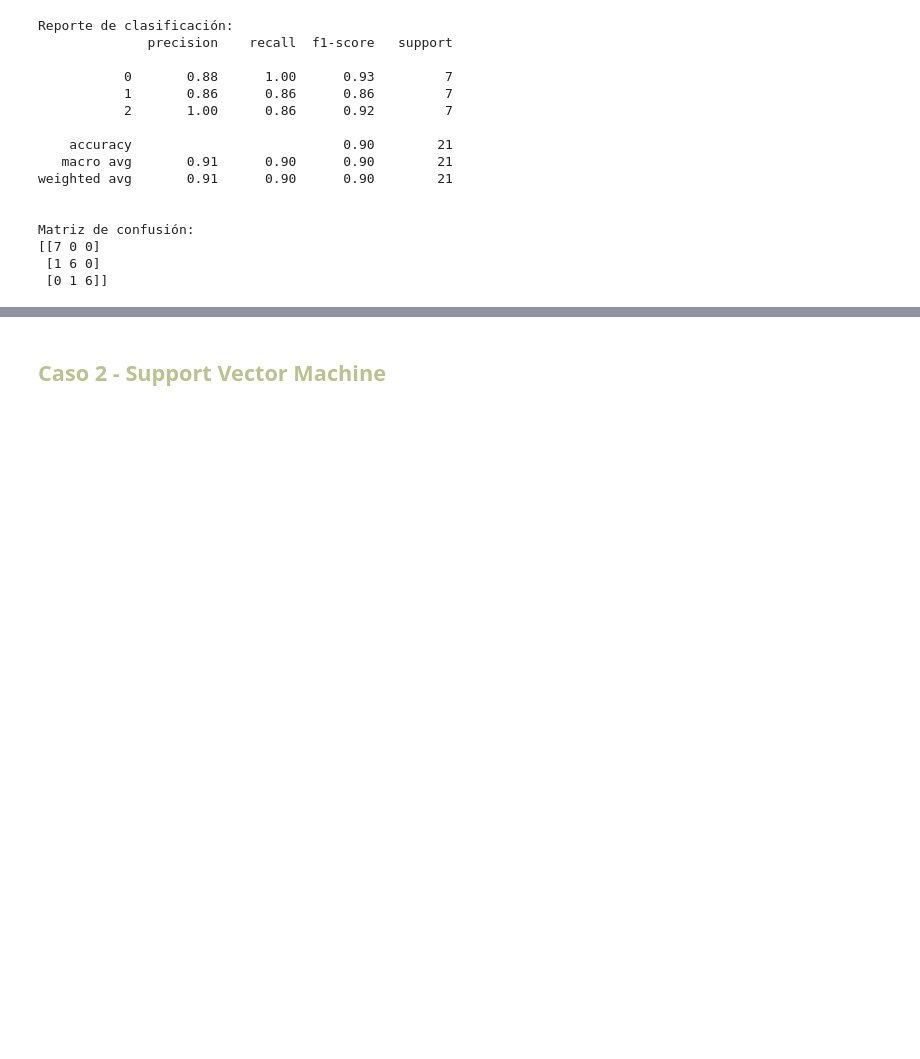
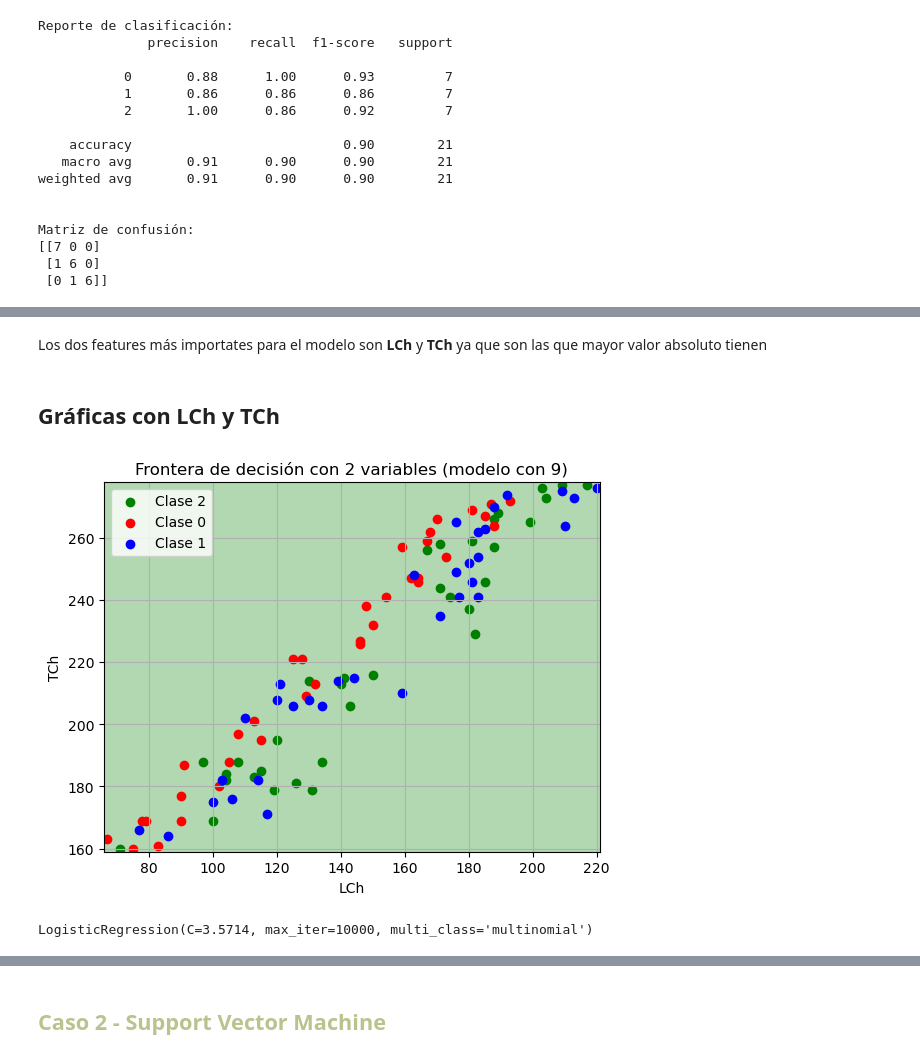
Before and after one commit to Roi-flores13/examen_3_eo, a Jupyter notebook: FINAL.ipynb, the cells around one changed output, grey strips where cells are left out. Drawn from its saved outputs; the diff is of its cells as text; code cells hidden in the pictures; blank space fills up the shorter version.

Commit message:
Gráficas del modelo

```diff
--- a/FINAL.ipynb
+++ b/FINAL.ipynb
@@ -34,7 +34,7 @@ from sklearn.metrics import classification_report, confusion_matrix
 import plotly.express as px
 # %%
 # Cargar los datos
-df = pd.read_csv('Datasets/train_data.csv')
+df = pd.read_csv('train_data.csv')
 df.head()
 # %% [output]
 |  | Age | Sex | TCh | HCh | LCh | Tr | BPS | Sm | Diabetes | Pred |
@@ -311,0 +403,59 @@ Matriz de confusión:
+# %% [markdown]
+Los dos features más importates para el modelo son __LCh__ y __TCh__ ya que son las que mayor valor absoluto tienen
+# %% [markdown]
+## Gráficas con __LCh__ y __TCh__
+# %%
+# Extrae nombres de las 2 variables más importantes
+var1, var2 = "LCh", "TCh"
+
+# Calcular el promedio de las 7 variables restantes
+mean_values = df_clean.drop(columns=[var1, var2, "Pred"]).mean()
+
+# Crear malla en el espacio de las dos variables importantes
+x_min, x_max = df_clean[var1].min() - 1, df_clean[var1].max() + 1
+y_min, y_max = df_clean[var2].min() - 1, df_clean[var2].max() + 1
+xx, yy = np.meshgrid(np.linspace(x_min, x_max, 300),
+                     np.linspace(y_min, y_max, 300))
+
+# Crear el DataFrame con todas las variables
+grid = np.c_[xx.ravel(), yy.ravel()]
+grid_full = pd.DataFrame(columns=best_model.feature_names_in_)  # Esto solo si usaste sklearn >=1.0
+
+# Agrega las 2 variables a visualizar
+grid_full[var1] = grid[:, 0]
+grid_full[var2] = grid[:, 1]
+
+# Agrega las otras 7 variables como constantes (usando la media)
+for col in mean_values.index:
+    grid_full[col] = mean_values[col]
+
+# Predecir sobre toda la malla
+Z = best_model.predict(grid_full)
+Z = Z.reshape(xx.shape)
+
+# Colores para las clases
+colors = {0: "red", 1: "blue", 2: "green"}
+
+# Graficar la frontera
+plt.contourf(xx, yy, Z, alpha=0.3, levels=np.arange(-0.5, 3.5, 1), colors=[colors[i] for i in range(3)])
+
+# Graficar los puntos reales
+for label in df_clean["Pred"].unique():
+    subset = df_clean[df_clean["Pred"] == label]
+    plt.scatter(subset[var1], subset[var2], label=f"Clase {label}", color=colors[label])
+
+plt.xlabel(var1)
+plt.ylabel(var2)
+plt.legend()
+plt.title("Frontera de decisión con 2 variables (modelo con 9)")
+plt.grid(True)
+plt.show()
+# %% [output]
+[figure, added]
+# %%
+# Mejores parámetros: {'C': 3.5714285714285716, 'penalty': 'l2', 'solver': 'lbfgs'}
+# Creamos otro modelo con los parámetros que ya habíamos encontrado
+two_feat_model = LogisticRegression(max_iter=10000, multi_class="multinomial", C=3.5714, penalty="l2", solver="lbfgs")
+two_feat_model.fit(df_clean[["LCh", "TCh"]], df_clean["Pred"])
+# %% [output]
+LogisticRegression(C=3.5714, max_iter=10000, multi_class='multinomial')
```
Also changed, not shown: parts of 10 cells of this notebook, 1 other file.
